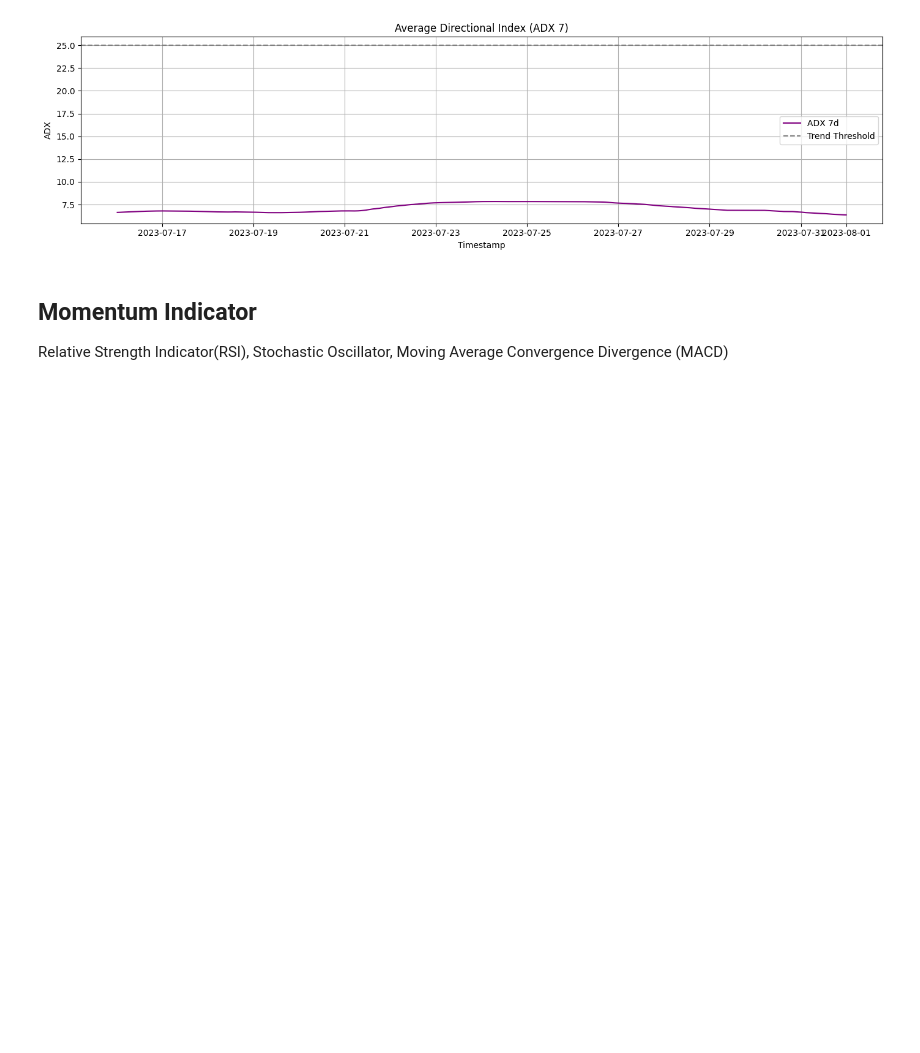
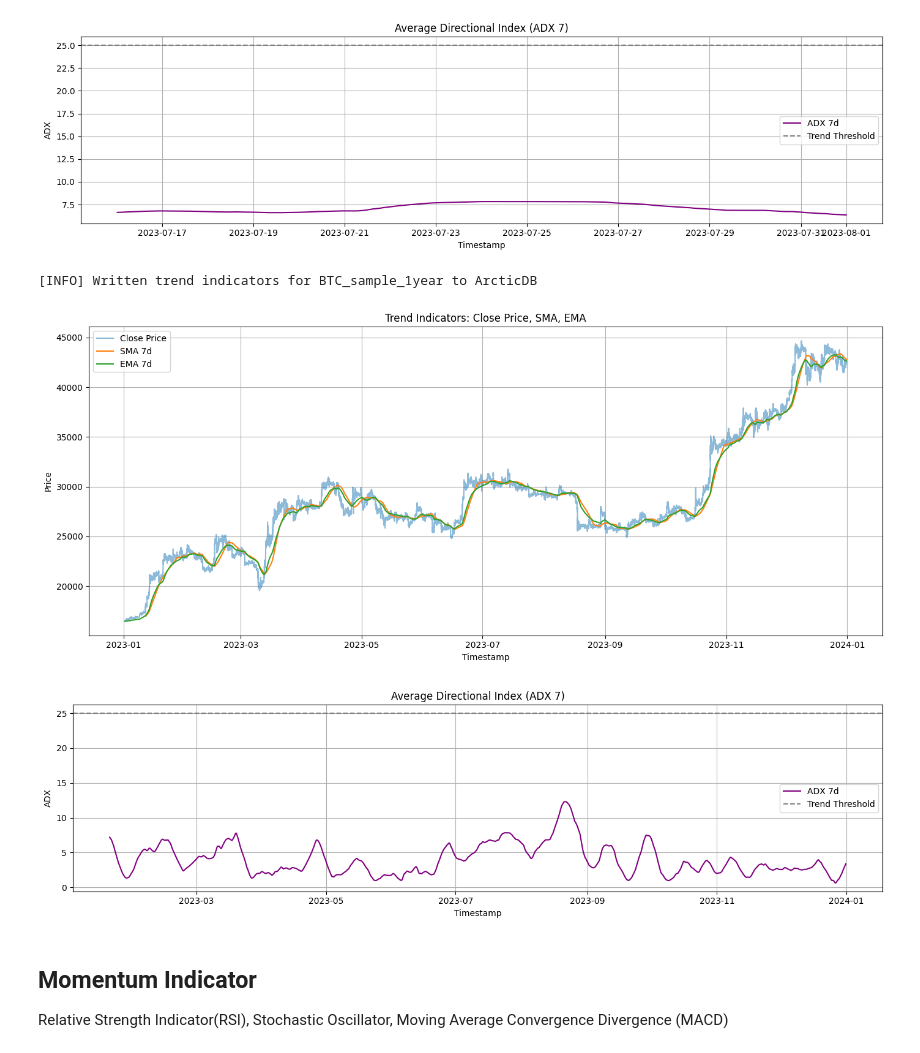
Before and after one commit to VegarGG/Crypto_Research, a Jupyter notebook: features/trend_indicator.ipynb, the cells around one changed output. Drawn from its saved outputs; the diff is of its cells as text; code cells hidden in the pictures; blank space fills up the shorter version.

Commit message:
Compare indicators based on ta package with indicators based on math formula

```diff
--- a/features/trend_indicator.ipynb
+++ b/features/trend_indicator.ipynb
@@ -141,10 +145,11 @@ class TrendIndicatorPipeline_math:
         df['tr3'] = abs(df['Low'] - df['Close'].shift(1))
         df['TR'] = df[['tr1', 'tr2', 'tr3']].max(axis=1)
 
-        # 3. Smoothed TR, +DM, -DM
-        df['ATR'] = df['TR'].rolling(window=window).mean()
-        df['+DM_smooth'] = df['+DM'].rolling(window=window).mean()
-        df['-DM_smooth'] = df['-DM'].rolling(window=window).mean()
+        # 3. Smoothed TR, +DM, -DM using Wilder's EMA (alpha=1/window)
+        alpha = 1 / window
+        df['ATR'] = df['TR'].ewm(alpha=alpha, adjust=False).mean()
+        df['+DM_smooth'] = pd.Series(df['+DM']).ewm(alpha=alpha, adjust=False).mean()
+        df['-DM_smooth'] = pd.Series(df['-DM']).ewm(alpha=alpha, adjust=False).mean()
 
         # 4. +DI and -DI
         df['+DI'] = 100 * (df['+DM_smooth'] / df['ATR'])
@@ -152,7 +157,7 @@ class TrendIndicatorPipeline_math:
 
         # 5. DX and ADX
         df['DX'] = 100 * abs(df['+DI'] - df['-DI']) / (df['+DI'] + df['-DI'])
-        df[f'adx_{days}d'] = df['DX'].rolling(window=window).mean()
+        df[f'adx_{days}d'] = df['DX'].ewm(alpha=alpha, adjust=False).mean()
 
         # Clean up intermediate columns
         df.drop(columns=['up_move', 'down_move', '+DM', '-DM', 'tr1', 'tr2', 'tr3',
@@ -224,6 +229,17 @@ df_with_indicators_m = pipeline_m.run(df, symbol='BTC_sample_1month')
 20250622 00:43:25.719605 10512993 W arcticdb | LMDB path at /Users/zway/Desktop/BTC_Project/DB/ has already been opened in this process which is not supported by LMDB. You should only open a single Ar ...
 [figure]
 [figure]
+# %%
+df_1y = pd.read_csv('/Users/zway/Desktop/BTC_Project/raw_datasets/BTCUSD_1m_2023.csv')
+
+df_1y['Timestamp'] = pd.to_datetime(df_1y['Timestamp'])
+df_1y.set_index('Timestamp', inplace=True)
+
+df_momentum_m = pipeline_m.run(df_1y, symbol='BTC_sample_1year')
+# %% [output]
+[INFO] Written trend indicators for BTC_sample_1year to ArcticDB
+[figure, added]
+[figure, added]
 # %% [markdown]
 ## Momentum Indicator
 Relative Strength Indicator(RSI), Stochastic Oscillator, Moving Average Convergence Divergence (MACD)
```
Also changed, not shown: parts of 11 cells of this notebook.
